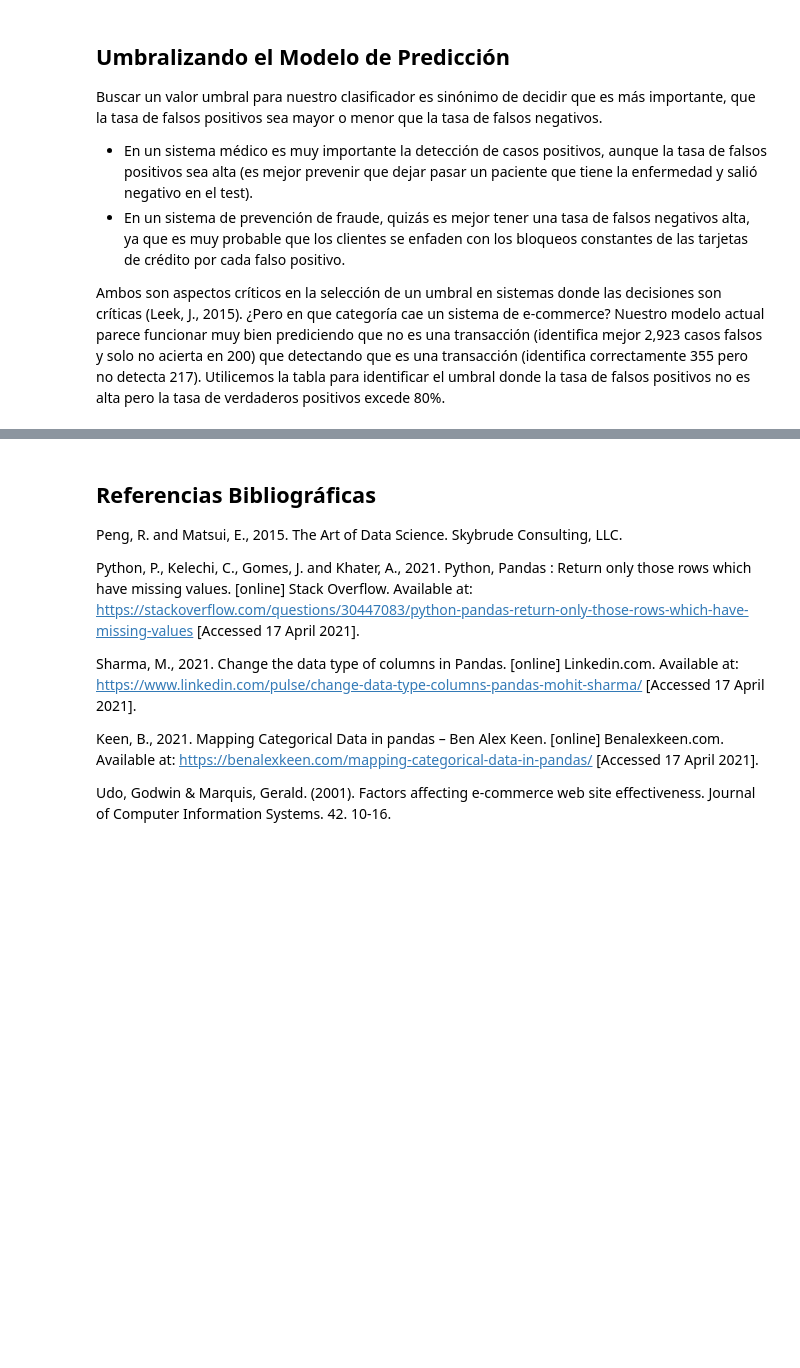
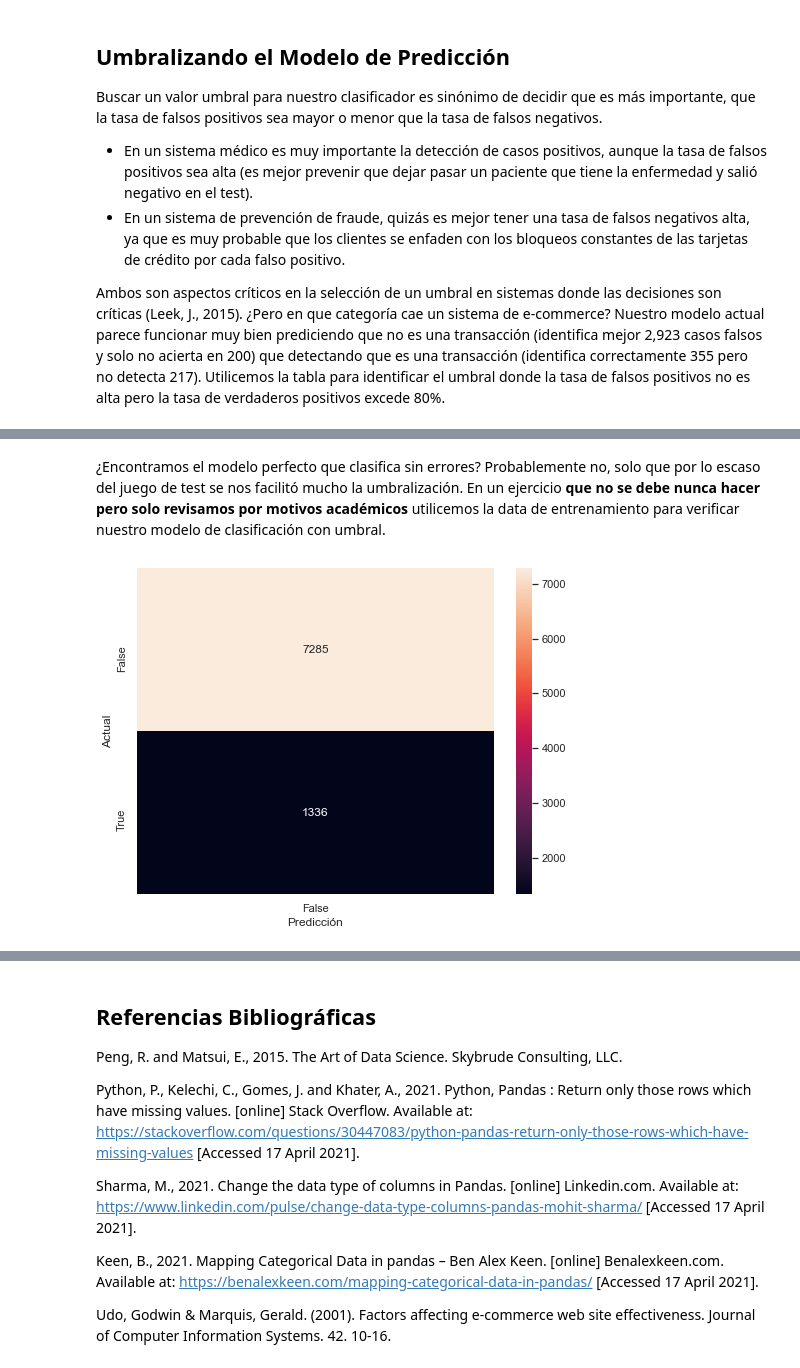
Before and after one commit to ameilij/MDS, a Jupyter notebook: AA/AA-CP-FINAL.ipynb, the cells around one changed output, grey strips where cells are left out. Saved outputs shown, nothing was run; the diff lists cells and outputs as text; code cells hidden in the pictures; blank space fills up the shorter version.

```diff
--- a/AA/AA-CP-FINAL.ipynb
+++ b/AA/AA-CP-FINAL.ipynb
@@ -587,0 +883,25 @@ Ambos son aspectos críticos en la selección de un umbral en sistemas donde las
+# %% [markdown]
+¿Encontramos el modelo perfecto que clasifica sin errores? Probablemente no, solo que por lo escaso del juego de test se nos facilitó mucho la umbralización. En un ejercicio **que no se debe nunca hacer pero solo revisamos por motivos académicos** utilicemos la data de entrenamiento para verificar nuestro modelo de clasificación con umbral.
+# %%
+y_train_pred = clf.predict(X_train)
+y_train_prob = clf.predict_proba(X_train)
+
+pred_umbral = np.empty_like(y_train_pred)
+
+for i in range(0, len(y_train_pred)):
+    if (y_train_prob[i][0] > 0.75 and y_train_prob[i][1] > 0.60):
+        pred_umbral[i] = True
+    else:
+        pred_umbral[i] = False
+
+data = {'y_Actual': list(y_train),
+        'y_Predicted': list(pred_umbral)
+        }
+
+df = pd.DataFrame(data, columns=['y_Actual','y_Predicted'])
+confusion_matrix = pd.crosstab(df['y_Actual'], df['y_Predicted'], rownames=['Actual'], colnames=['Predicción'])
+
+sns.heatmap(confusion_matrix, annot=True, fmt="d")
+plt.show()
+# %% [output]
+[figure, added]
```
Also changed, not shown: parts of 43 cells of this notebook.
